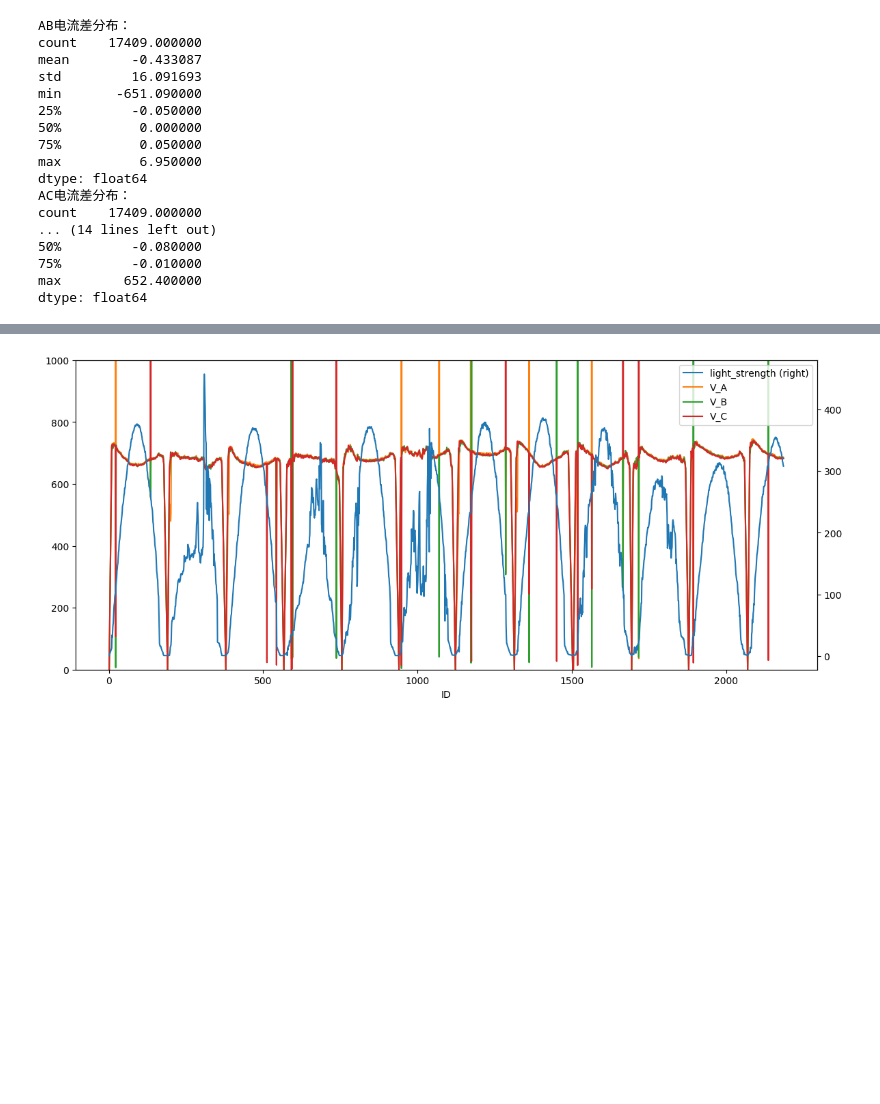
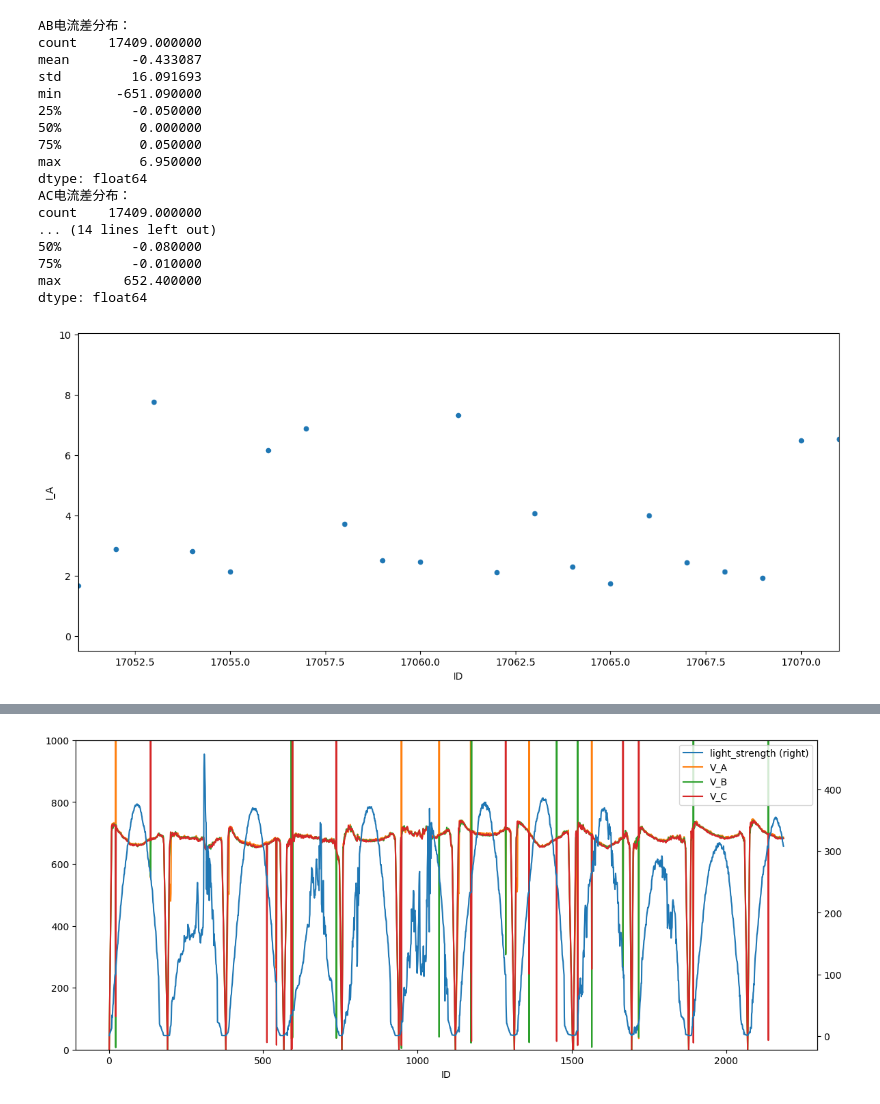
Before and after one commit to thuwyh/solar-magic, a Jupyter notebook: script/0803_使用kernel解决y-ID非线性区预测不准的问题.ipynb, the cells around one changed output, grey strips where cells are left out. Saved outputs shown, nothing was run; the diff lists cells and outputs as text; code cells hidden in the pictures; blank space fills up the shorter version.

```diff
--- a/script/0803_使用kernel解决y-ID非线性区预测不准的问题.ipynb
+++ b/script/0803_使用kernel解决y-ID非线性区预测不准的问题.ipynb
@@ -222,6 +267,25 @@ count    17409.000000
 75%         -0.010000
 max        652.400000
 dtype: float64
+# %%
+#问题2.5：电流和light_strength的关系？
+#回答2.5：
+
+figure(num=None, figsize=(14, 6), dpi=100, facecolor='w', edgecolor='k')
+
+ax = plt.gca()
+
+dfp=df
+# dfp.plot(x='ID',y='light_strength',secondary_y=True,ax=ax)
+# dfp.plot(x='ID',y='I_A',ylim=(0,20),label='I_A',ax=ax)
+
+# dfp.plot(x='ID',y='y',label='y',ax=ax)
+
+dfp.plot.scatter(x='ID',xlim=(17061-10,17061+10),y='I_A',ax=ax)
+
+plt.show()
+# %% [output]
+[figure, added]
 # %%
 #问题2.5：电流和light_strength的关系？
 #回答2.5：
```
Also changed, not shown: parts of 7 cells of this notebook, 19 other files.
